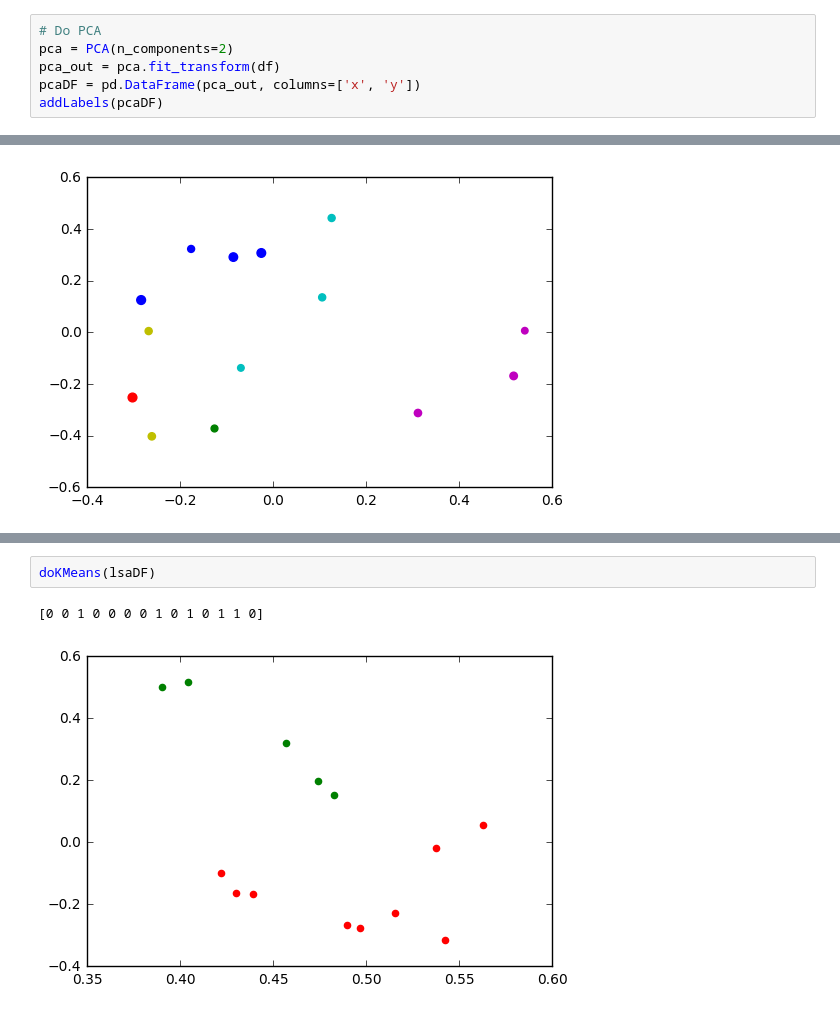
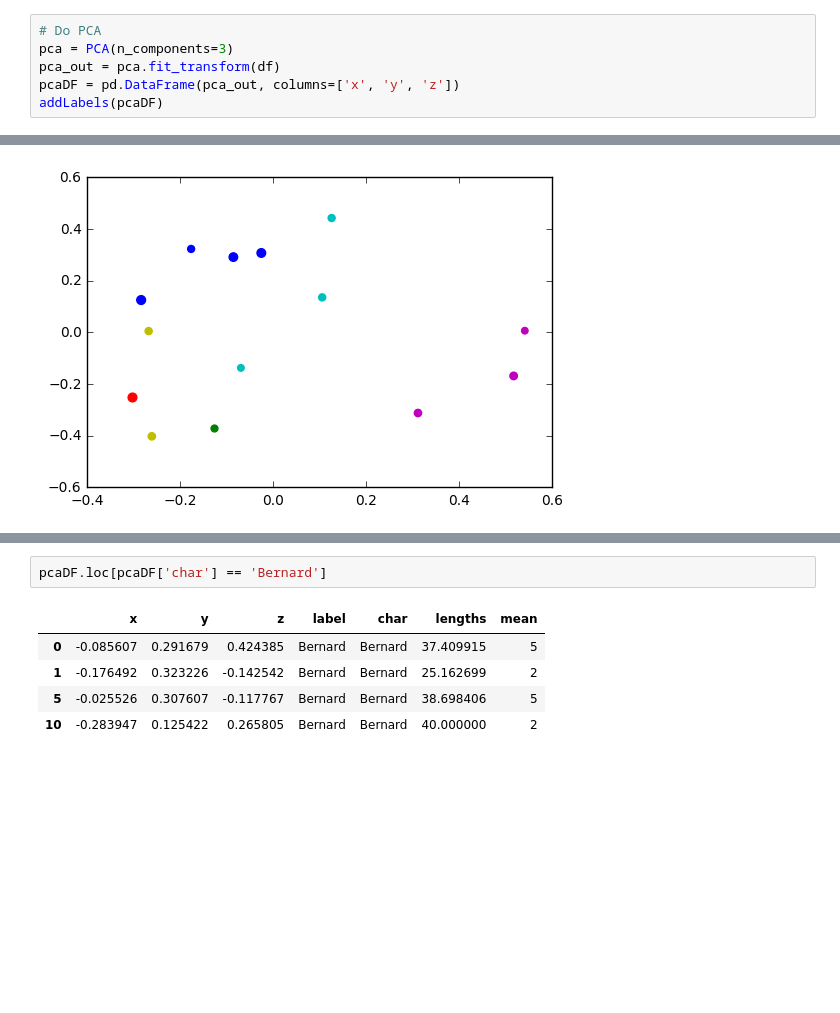
Before and after one commit to JonathanReeve/character-attribution, a Jupyter notebook: waves-experiments.ipynb, the cells around one changed output, grey strips where cells are left out. Drawn from its saved outputs; the diff is of its cells as text; blank space fills up the shorter version.

```diff
--- a/waves-experiments.ipynb
+++ b/waves-experiments.ipynb
@@ -118,9 +141,9 @@ lsaDF = pd.DataFrame(lsa_out, columns=['x','y'])
 addLabels(lsaDF)
 # %%
 # Do PCA
-pca = PCA(n_components=2)
+pca = PCA(n_components=3)
 pca_out = pca.fit_transform(df)
-pcaDF = pd.DataFrame(pca_out, columns=['x', 'y'])
+pcaDF = pd.DataFrame(pca_out, columns=['x', 'y', 'z'])
 addLabels(pcaDF)
 # %%
 def translateColor(label):
@@ -162,5 +183,8 @@ doKMeans(pcaDF)
-# %%
-doKMeans(lsaDF)
-# %% [output]
-[0 0 1 0 0 0 0 1 0 1 0 1 1 0]
-[figure, removed]
+# %%
+pcaDF.loc[pcaDF['char'] == 'Bernard']
+# %% [output]
+|  | x | y | z | label | char | lengths | mean |
+| 0 | -0.085607 | 0.291679 | 0.424385 | Bernard | Bernard | 37.409915 | 5 |
+| 1 | -0.176492 | 0.323226 | -0.142542 | Bernard | Bernard | 25.162699 | 2 |
+| 5 | -0.025526 | 0.307607 | -0.117767 | Bernard | Bernard | 38.698406 | 5 |
+| 10 | -0.283947 | 0.125422 | 0.265805 | Bernard | Bernard | 40.000000 | 2 |
```
Also changed, not shown: parts of 15 cells of this notebook.
